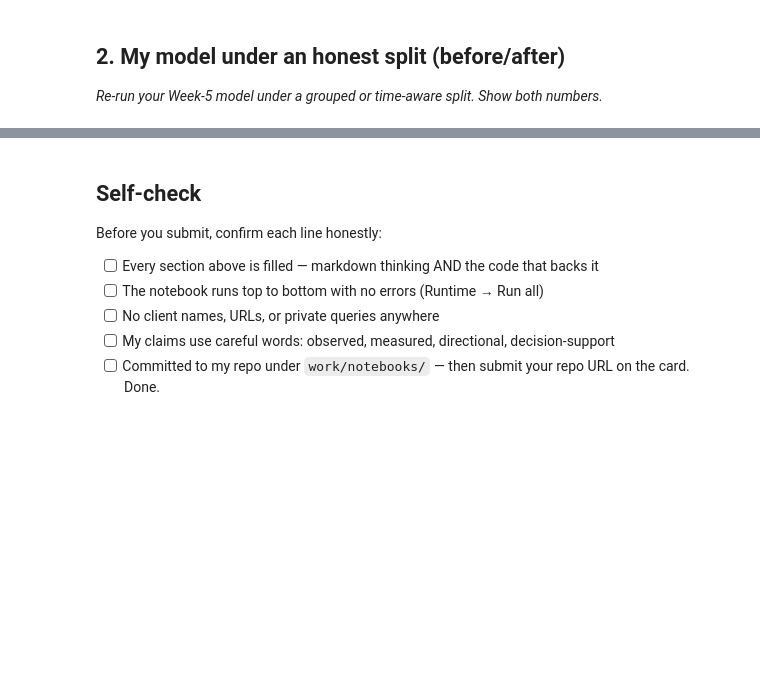
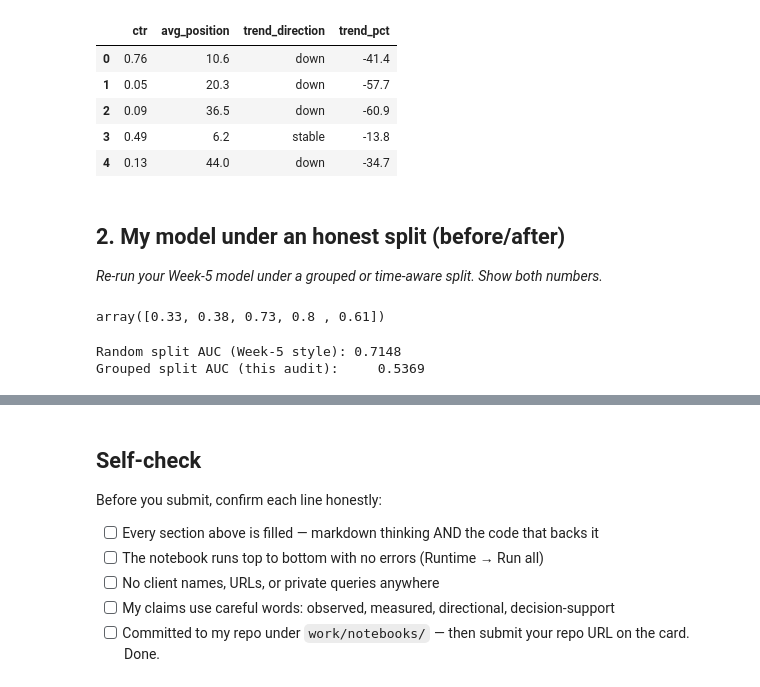
Before and after one commit to UmerSajid842/flyrankmlproject, a Jupyter notebook: work/notebooks/w06_validation_audit.ipynb, the cells around one changed output, grey strips where cells are left out. Drawn from its saved outputs; the diff is of its cells as text; code cells hidden in the pictures; blank space fills up the shorter version.

```diff
--- a/work/notebooks/w06_validation_audit.ipynb
+++ b/work/notebooks/w06_validation_audit.ipynb
@@ -98,18 +127,22 @@ This skeleton is yours to fill. Work the sections **in order** — each one has
 # %%
 from pathlib import Path
 import pandas as pd
 
-candidate_paths = [
-    Path.cwd() / "data/raw/content_refresh_anonymized.csv",
-    Path.cwd().parent / "data/raw/content_refresh_anonymized.csv",
-    Path.cwd().parent.parent / "data/raw/content_refresh_anonymized.csv",
-]
-data_path = next((p for p in candidate_paths if p.exists()), None)
-if data_path is None:
-    raise FileNotFoundError("Starter data not found in the expected repo locations.")
+# Assuming the file was uploaded directly to the Colab environment's root directory
+data_path = Path("/content/content_refresh_anonymized.csv")
+
+if not data_path.exists():
+    raise FileNotFoundError(f"File not found at {data_path}. Please ensure 'content_refresh_anonymized.csv' was uploaded correctly.")
 
 df = pd.read_csv(data_path)
 df[["ctr", "avg_position", "trend_direction", "trend_pct"]].head()
+# %% [output]
+|  | ctr | avg_position | trend_direction | trend_pct |
+| 0 | 0.76 | 10.6 | down | -41.4 |
+| 1 | 0.05 | 20.3 | down | -57.7 |
+| 2 | 0.09 | 36.5 | down | -60.9 |
+| 3 | 0.49 | 6.2 | stable | -13.8 |
+| 4 | 0.13 | 44.0 | down | -34.7 |
 # %% [markdown]
 ## 2. My model under an honest split (before/after)
 
@@ -129,3 +162,29 @@ model = RandomForestClassifier(n_estimators=100, random_state=42, n_jobs=-1)
 model.fit(train_df[feature_cols].fillna(0), y_train)
 scores = model.predict_proba(test_df[feature_cols].fillna(0))[:, 1]
 scores[:5]
+# %% [output]
+array([0.33, 0.38, 0.73, 0.8 , 0.61])
+# %%
+# ---- Week‑5 style (random split) for comparison ----
+from sklearn.model_selection import train_test_split
+
+X = df[feature_cols].fillna(0)
+y = df["trend_direction"].eq("down")
+
+X_train_rand, X_test_rand, y_train_rand, y_test_rand = train_test_split(
+    X, y, test_size=0.2, random_state=42, stratify=y
+)
+
+model_rand = RandomForestClassifier(n_estimators=100, random_state=42, n_jobs=-1)
+model_rand.fit(X_train_rand, y_train_rand)
+scores_rand = model_rand.predict_proba(X_test_rand)[:, 1]
+auc_rand = roc_auc_score(y_test_rand, scores_rand)
+
+# Grouped split AUC (you already computed it above)
+auc_grouped = roc_auc_score(y_test, scores)   # from your earlier cell
+
+print(f"Random split AUC (Week‑5 style): {auc_rand:.4f}")
+print(f"Grouped split AUC (this audit):     {auc_grouped:.4f}")
+# %% [output]
+Random split AUC (Week‑5 style): 0.7148
+Grouped split AUC (this audit):     0.5369
```
Also changed, not shown: parts of 11 cells of this notebook.
